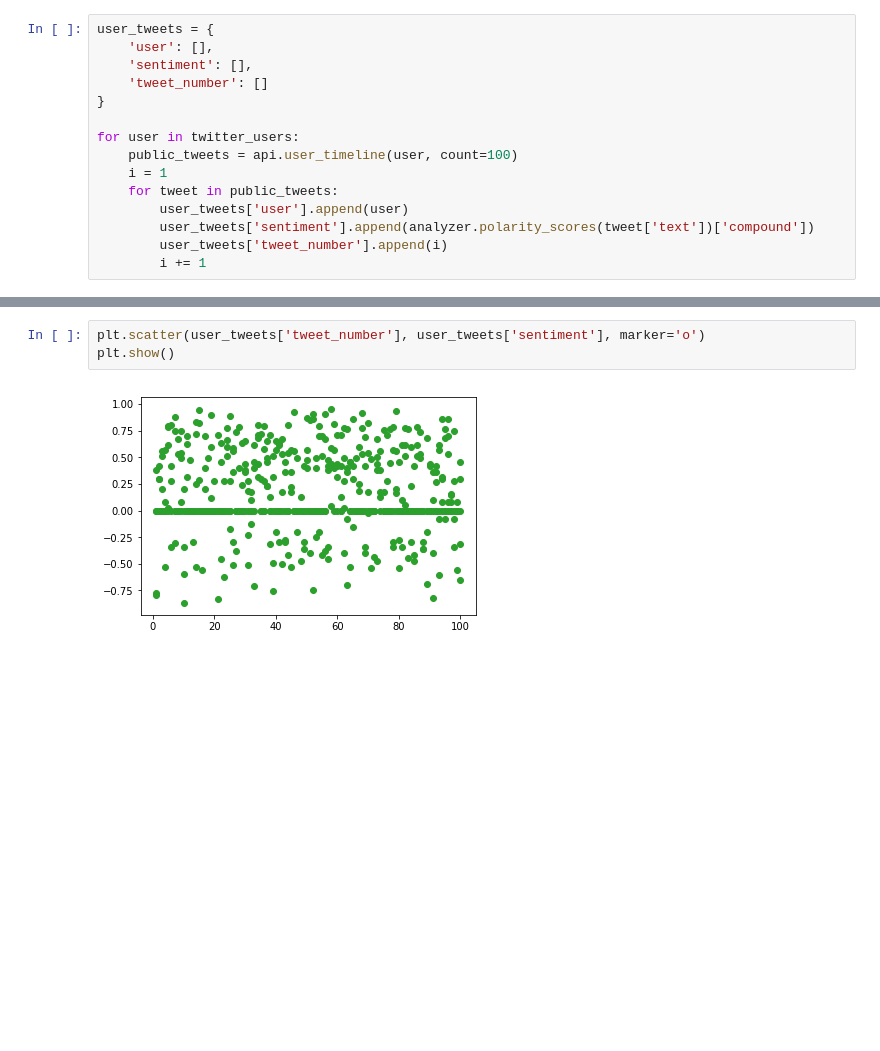
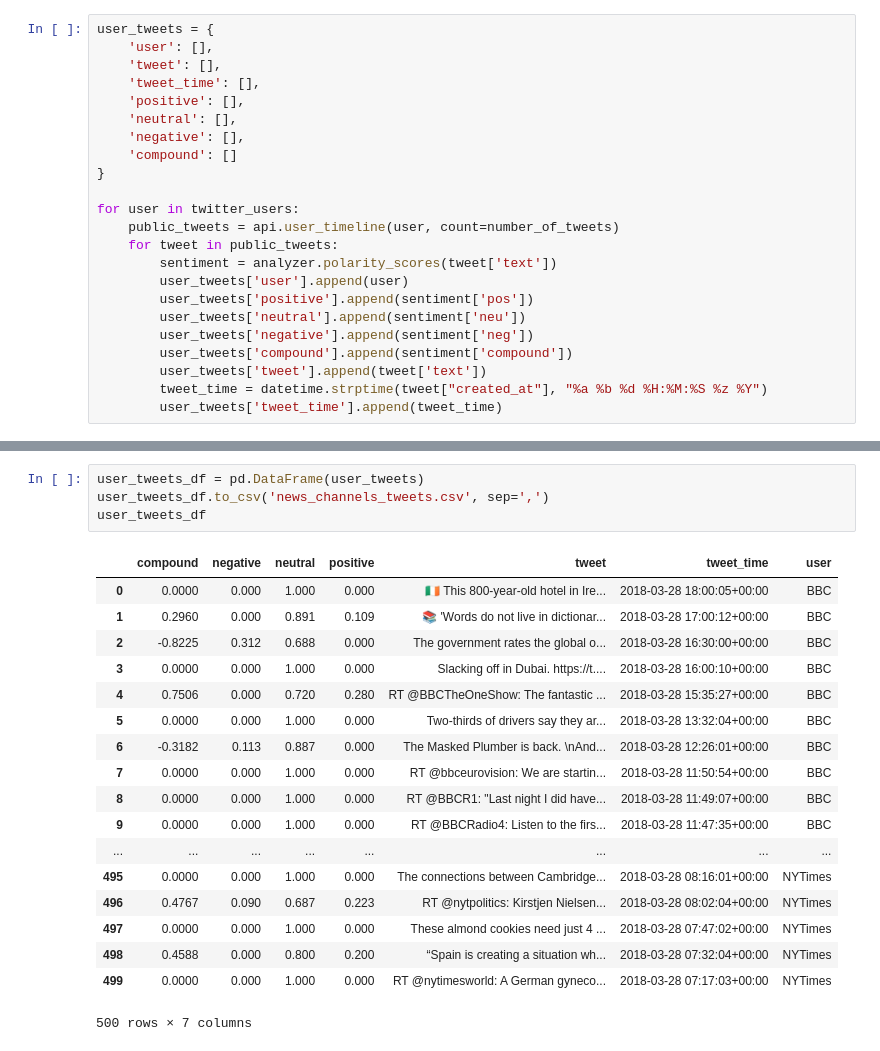
Before and after one commit to asureshb/ucb-data, a Jupyter notebook: SocialAnalytics/Twitter_NewsMood.ipynb, the cells around one changed output, grey strips where cells are left out. Drawn from its saved outputs; the diff is of its cells as text; blank space fills up the shorter version.

```diff
--- a/SocialAnalytics/Twitter_NewsMood.ipynb
+++ b/SocialAnalytics/Twitter_NewsMood.ipynb
@@ -25,15 +37,23 @@ twitter_users = ['BBC', 'CBS', 'CNN', 'Fox', 'New York times']
 # %%
 user_tweets = {
     'user': [],
-    'sentiment': [],
-    'tweet_number': []
+    'tweet': [],
+    'tweet_time': [],
+    'positive': [],
+    'neutral': [],
+    'negative': [],
+    'compound': []
 }
 
 for user in twitter_users:
-    public_tweets = api.user_timeline(user, count=100)
-    i = 1
+    public_tweets = api.user_timeline(user, count=number_of_tweets)
     for tweet in public_tweets:
+        sentiment = analyzer.polarity_scores(tweet['text'])
         user_tweets['user'].append(user)
-        user_tweets['sentiment'].append(analyzer.polarity_scores(tweet['text'])['compound'])
-        user_tweets['tweet_number'].append(i)
-        i += 1
+        user_tweets['positive'].append(sentiment['pos'])
+        user_tweets['neutral'].append(sentiment['neu'])
+        user_tweets['negative'].append(sentiment['neg'])
+        user_tweets['compound'].append(sentiment['compound'])
+        user_tweets['tweet'].append(tweet['text'])
+        tweet_time = datetime.strptime(tweet["created_at"], "%a %b %d %H:%M:%S %z %Y")
+        user_tweets['tweet_time'].append(tweet_time)
@@ -66,5 +60,23 @@ user_tweets_df
-# %%
-plt.scatter(user_tweets['tweet_number'], user_tweets['sentiment'], marker='o')
-plt.show()
-# %% [output]
-[figure, removed]
+# %%
+user_tweets_df = pd.DataFrame(user_tweets)
+user_tweets_df.to_csv('news_channels_tweets.csv', sep=',')
+user_tweets_df
+# %% [output]
+|  | compound | negative | neutral | positive | tweet | tweet_time | user |
+| 0 | 0.0000 | 0.000 | 1.000 | 0.000 | 🇮🇪 This 800-year-old hotel in Ire... | 2018-03-28 18:00:05+00:00 | BBC |
+| 1 | 0.2960 | 0.000 | 0.891 | 0.109 | 📚 'Words do not live in dictionar... | 2018-03-28 17:00:12+00:00 | BBC |
+| 2 | -0.8225 | 0.312 | 0.688 | 0.000 | The government rates the global o... | 2018-03-28 16:30:00+00:00 | BBC |
+| 3 | 0.0000 | 0.000 | 1.000 | 0.000 | Slacking off in Dubai. https://t.... | 2018-03-28 16:00:10+00:00 | BBC |
+| 4 | 0.7506 | 0.000 | 0.720 | 0.280 | RT @BBCTheOneShow: The fantastic ... | 2018-03-28 15:35:27+00:00 | BBC |
+| 5 | 0.0000 | 0.000 | 1.000 | 0.000 | Two-thirds of drivers say they ar... | 2018-03-28 13:32:04+00:00 | BBC |
+| 6 | -0.3182 | 0.113 | 0.887 | 0.000 | The Masked Plumber is back. \nAnd... | 2018-03-28 12:26:01+00:00 | BBC |
+| 7 | 0.0000 | 0.000 | 1.000 | 0.000 | RT @bbceurovision: We are startin... | 2018-03-28 11:50:54+00:00 | BBC |
+| 8 | 0.0000 | 0.000 | 1.000 | 0.000 | RT @BBCR1: "Last night I did have... | 2018-03-28 11:49:07+00:00 | BBC |
+| 9 | 0.0000 | 0.000 | 1.000 | 0.000 | RT @BBCRadio4: Listen to the firs... | 2018-03-28 11:47:35+00:00 | BBC |
+| ... | ... | ... | ... | ... | ... | ... | ... |
+| 495 | 0.0000 | 0.000 | 1.000 | 0.000 | The connections between Cambridge... | 2018-03-28 08:16:01+00:00 | NYTimes |
+| 496 | 0.4767 | 0.090 | 0.687 | 0.223 | RT @nytpolitics: Kirstjen Nielsen... | 2018-03-28 08:02:04+00:00 | NYTimes |
+| 497 | 0.0000 | 0.000 | 1.000 | 0.000 | These almond cookies need just 4 ... | 2018-03-28 07:47:02+00:00 | NYTimes |
+| 498 | 0.4588 | 0.000 | 0.800 | 0.200 | “Spain is creating a situation wh... | 2018-03-28 07:32:04+00:00 | NYTimes |
+| 499 | 0.0000 | 0.000 | 1.000 | 0.000 | RT @nytimesworld: A German gyneco... | 2018-03-28 07:17:03+00:00 | NYTimes |
+500 rows × 7 columns
```
Also changed, not shown: parts of 11 cells of this notebook, 3 other files.
